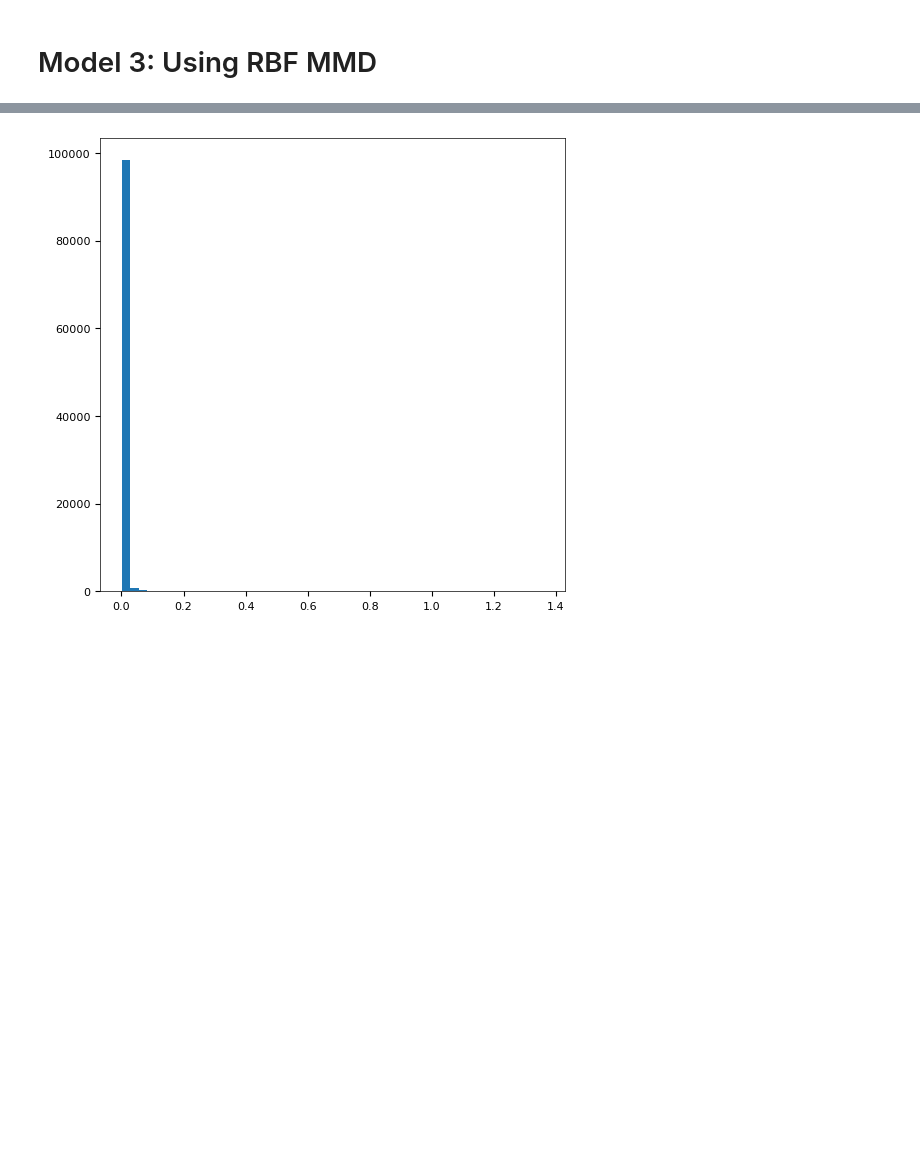
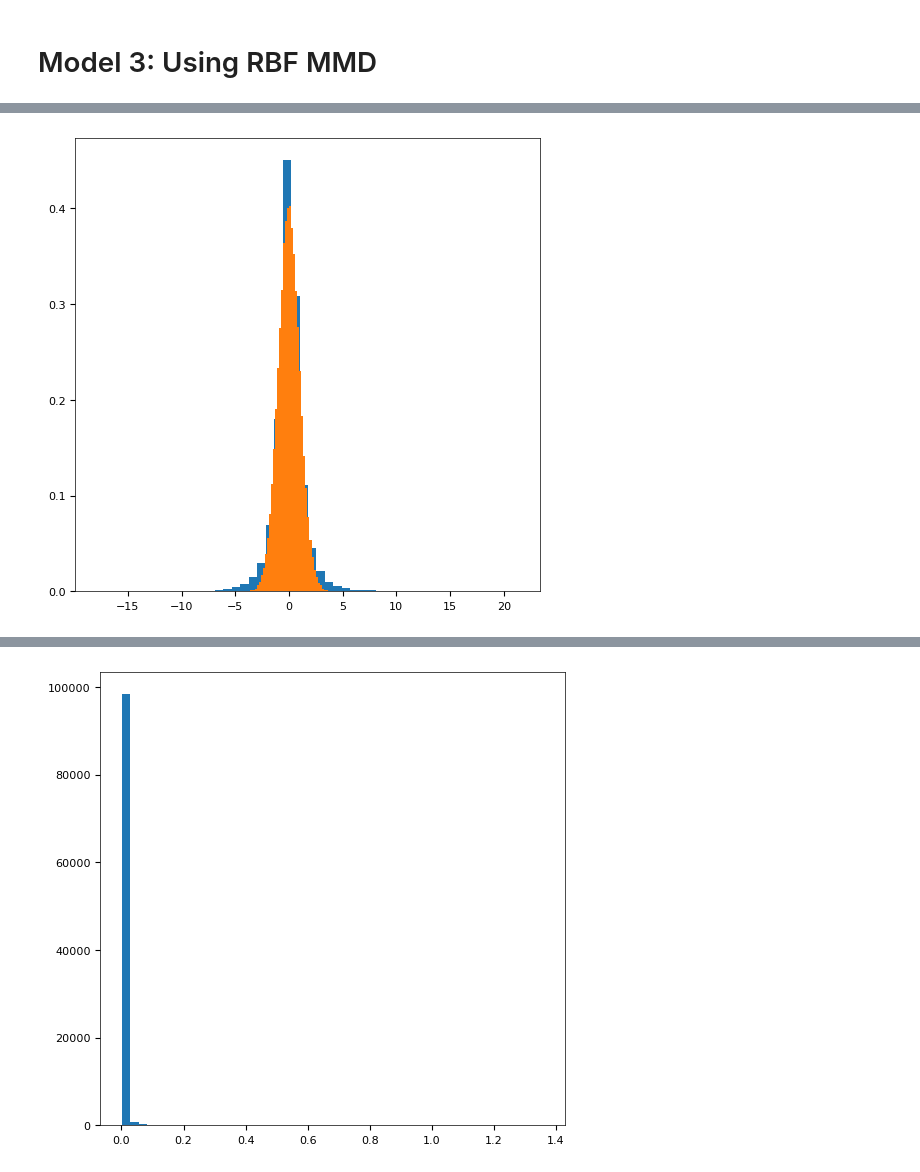
Before and after one commit to phillipmurray/DL_integrated_variance, a Jupyter notebook: notebooks/dl_intvar_1min-Copy1.ipynb, the cells around one changed output, grey strips where cells are left out. Saved outputs shown, nothing was run; the diff lists cells and outputs as text; code cells hidden in the pictures; blank space fills up the shorter version.

```diff
--- a/notebooks/dl_intvar_1min-Copy1.ipynb
+++ b/notebooks/dl_intvar_1min-Copy1.ipynb
@@ -44,0 +61,6 @@ iv = rbfmmd_model.predict_iv(x_test)
+# %%
+plt.hist((x[:,-1,:] - x[:,0,:])[:,0]/np.sqrt(iv), bins=50, density=True)
+plt.hist((x[:,-1,:] - x[:,0,:])[:,0]/np.sqrt(X.integrated_variance()), bins=50, density=True)
+plt.show()
+# %% [output]
+[figure, added]
```
Also changed, not shown: parts of 7 cells of this notebook, 4 other files.
